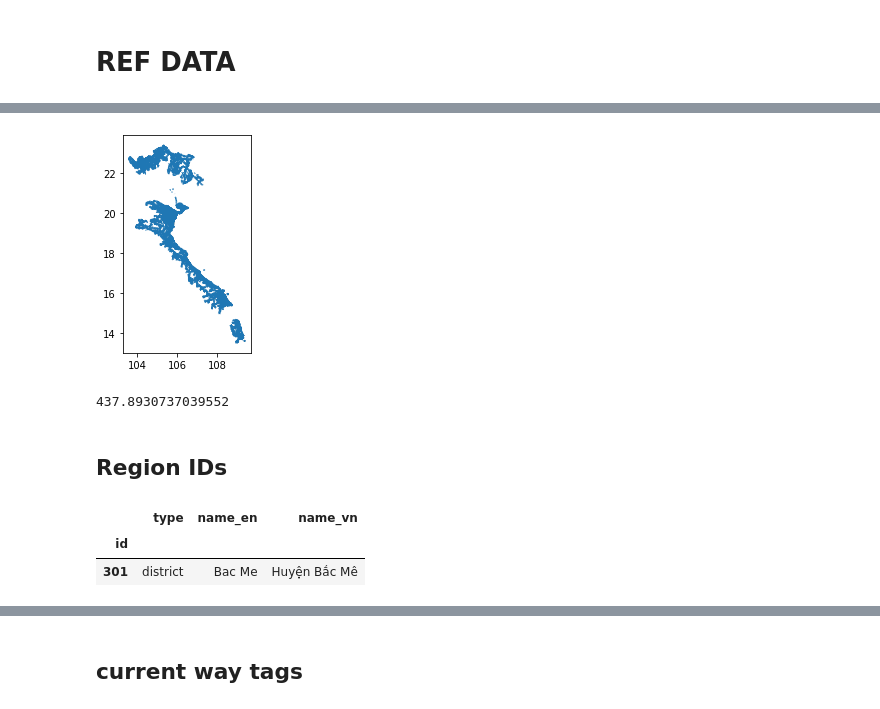
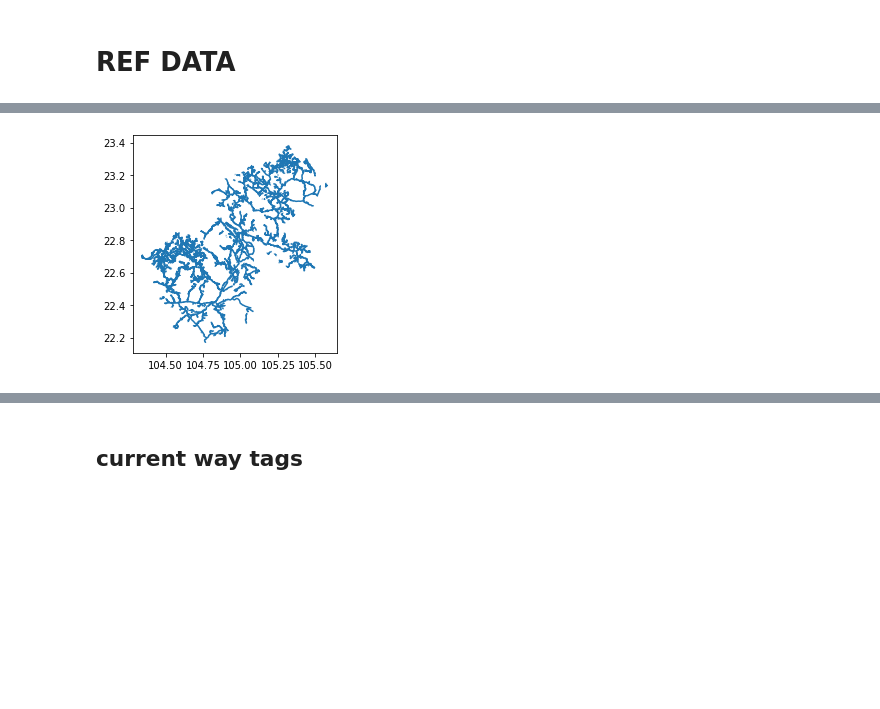
Before and after one commit to vnopenroads/roads-cba-py, a Jupyter notebook: notebooks/homogeneous-OSM_schema.ipynb, the cells around one changed output, grey strips where cells are left out. Drawn from its saved outputs; the diff is of its cells as text; code cells hidden in the pictures; blank space fills up the shorter version.

```diff
--- a/notebooks/homogeneous-OSM_schema.ipynb
+++ b/notebooks/homogeneous-OSM_schema.ipynb
@@ -16,5 +38,5 @@ psycopg2.extensions.register_type(BYTEA2BYTES)
 # %%
 %%time
-sql = '''SELECT way_id, st_asBinary(geom) AS geom, district, province, "length" from lines_with_admin where length>0'''
+sql = f'SELECT way_id, st_asBinary(geom) AS geom, district, province, "length" as length_from_db from lines_with_admin where length>0 AND province = {province_id}'
 ways_by_region = pd.read_sql(sql, con)
 # %% [output]
@@ -23,5 +51,5 @@ Wall time: 29.6 s
 # %%
 %%time
 ways_by_region.geom = ways_by_region.geom.apply(shapely.wkb.loads)
-ways_by_region.columns = ['way_id','geom', 'district_id', 'province_id', "length"]
+ways_by_region.columns = ['way_id','geom', 'district_id', 'province_id', "length_from_db"]
 # %% [output]
@@ -45,6 +73,6 @@ Wall time: 415 ms
 # %%
-gdf = gpd.GeoDataFrame(ways_by_region, geometry='geom')
+gdf = gpd.GeoDataFrame(ways_by_region, geometry='geom', crs=4326)
 gdf.plot()
 plt.show()
 # %% [output]
-[figure, old version]
+[figure, new version]
@@ -53,6 +78,0 @@ bacme = ways_by_region.loc[ways_by_region.district_id==301, :]
-# %%
-bacme.length.sum()
-# %% [output]
-437.8930737039552
-# %% [markdown]
-## Region IDs
@@ -69,6 +78,0 @@ provinces.columns=['province']
-# %%
-admin_names[admin_names.name_en=='Bac Me']
-# %% [output]
-|  | type | name_en | name_vn |
-| id |  |  |  |
-| 301 | district | Bac Me | Huyện Bắc Mê |
```
Also changed, not shown: parts of 26 cells of this notebook, 3 other files.
